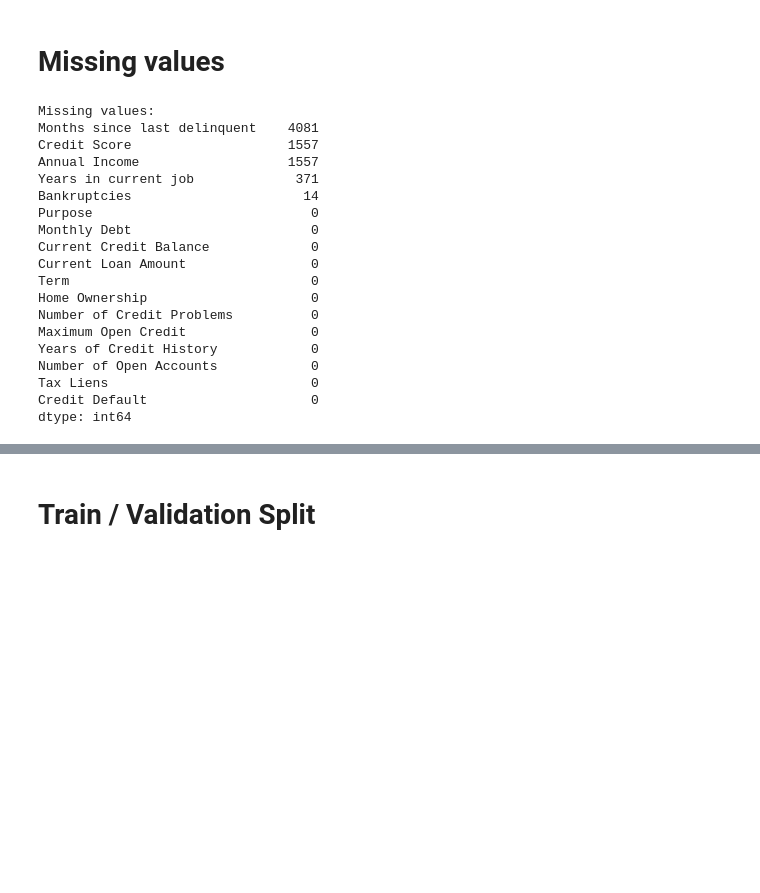
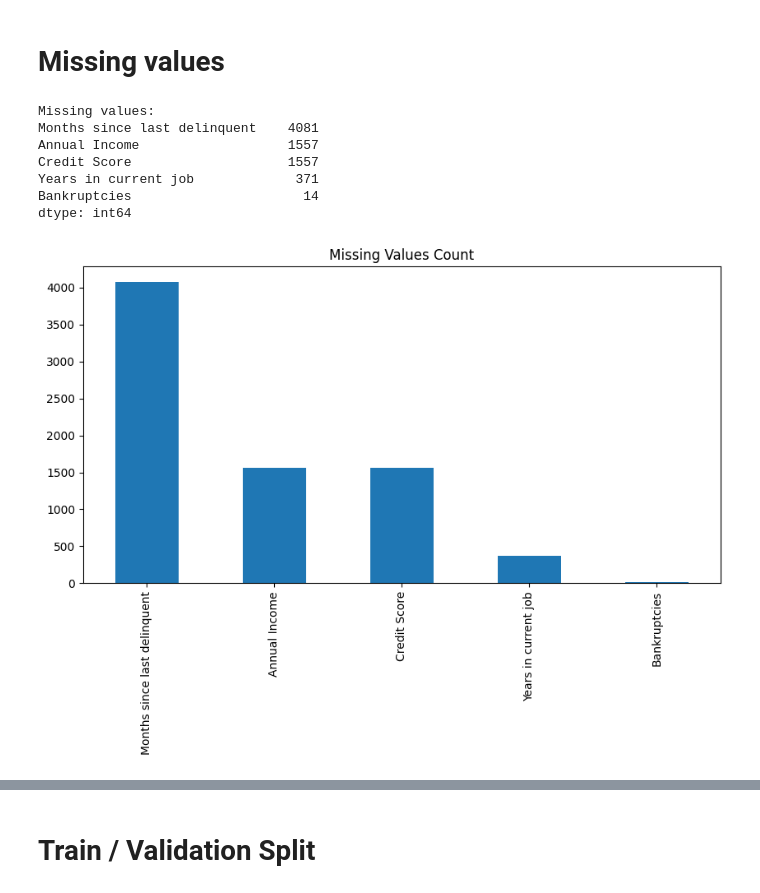
Before and after one commit to MargaritaOsokina/credit-default-risk-modeling-f1-optimization, a Jupyter notebook: Osokina.ipynb, the cells around one changed output, grey strips where cells are left out. Cells and saved outputs as stored; diff of their text form; code cells hidden in the pictures; blank space fills up the shorter version.

```diff
--- a/Osokina.ipynb
+++ b/Osokina.ipynb
@@ -59,25 +58,22 @@ plt.show()
 # %% [markdown]
 # Missing values
-# %%
-print("\nMissing values:")
-print(train.isna().sum().sort_values(ascending=False))
-# %% [output]
-Missing values:
-Months since last delinquent    4081
-Credit Score                    1557
-Annual Income                   1557
-Years in current job             371
-Bankruptcies                      14
-Purpose                            0
-Monthly Debt                       0
-Current Credit Balance             0
-Current Loan Amount                0
-Term                               0
-Home Ownership                     0
-Number of Credit Problems          0
-Maximum Open Credit                0
-Years of Credit History            0
-Number of Open Accounts            0
-Tax Liens                          0
-Credit Default                     0
-dtype: int64
+# %%
+missing = train.isna().sum()
+missing = missing[missing > 0].sort_values(ascending=False)
+
+print("Missing values:")
+print(missing)
+
+plt.figure(figsize=(10,5))
+missing.plot(kind='bar')
+plt.title("Missing Values Count")
+plt.show()
+# %% [output]
+Missing values:
+Months since last delinquent    4081
+Annual Income                   1557
+Credit Score                    1557
+Years in current job             371
+Bankruptcies                      14
+dtype: int64
+[figure, added]
```
Also changed, not shown: parts of 37 cells of this notebook.
